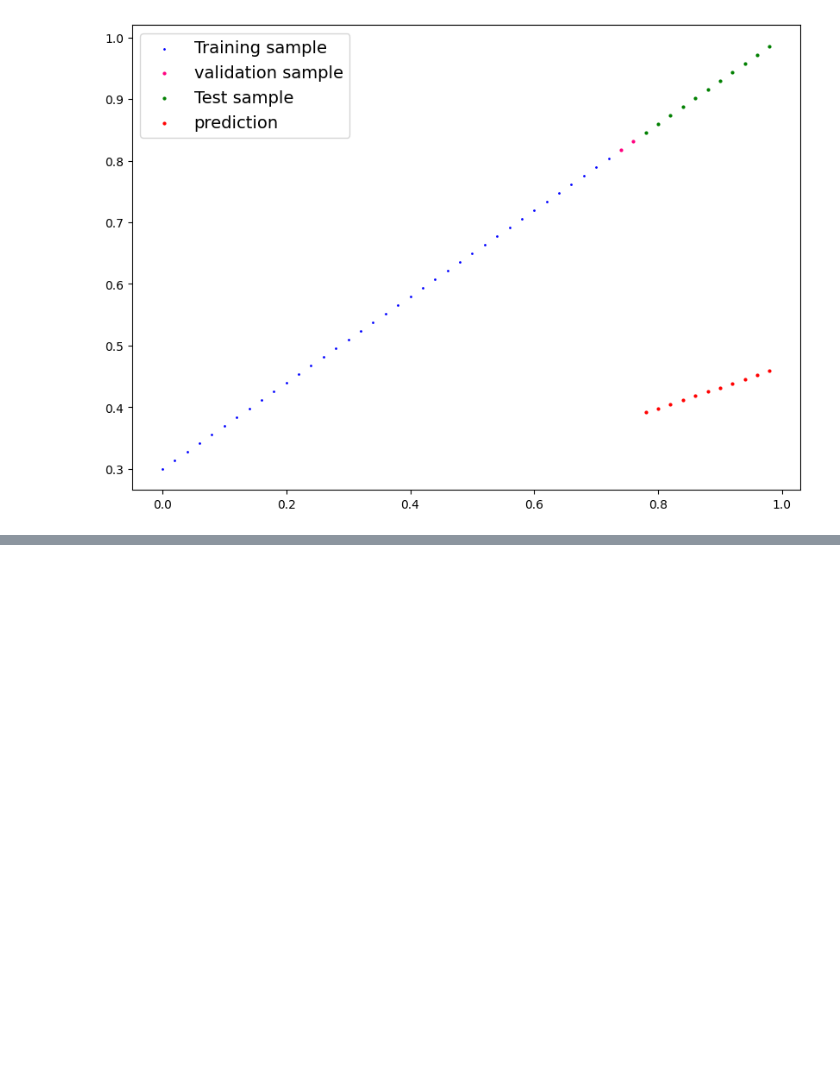
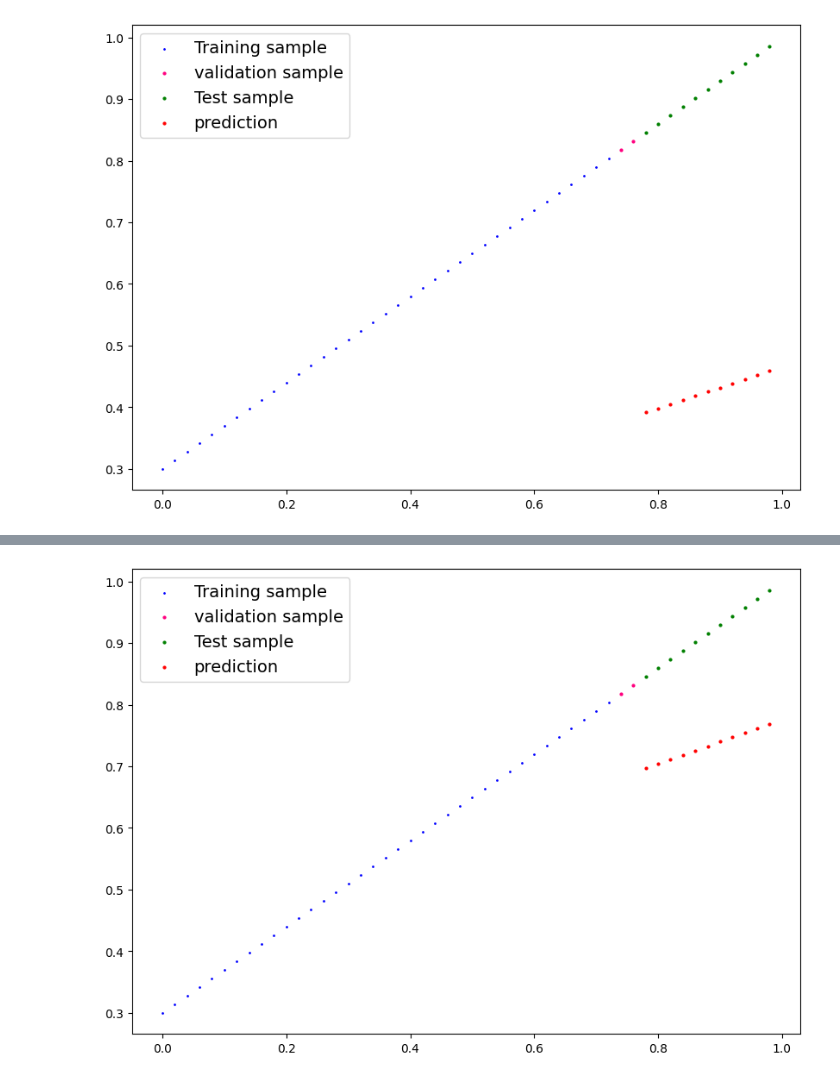
Before and after one commit to imchandanmohan/PyTorch, a Jupyter notebook: Pytorch_Workflow.ipynb, the cells around one changed output, grey strips where cells are left out. Drawn from its saved outputs; the diff is of its cells as text; code cells hidden in the pictures; blank space fills up the shorter version.

Commit message:
Created using Colab _ Inference

```diff
--- a/Pytorch_Workflow.ipynb
+++ b/Pytorch_Workflow.ipynb
@@ -390,0 +391,7 @@ plot_prediction(prediction= y_preds_new)
+# %%
+ with torch.inference_mode():
+  y_preds_new  = model_0(X_test)
+
+plot_prediction(prediction= y_preds_new)
+# %% [output]
+[figure, added]
```
Also changed, not shown: parts of 4 cells of this notebook.
